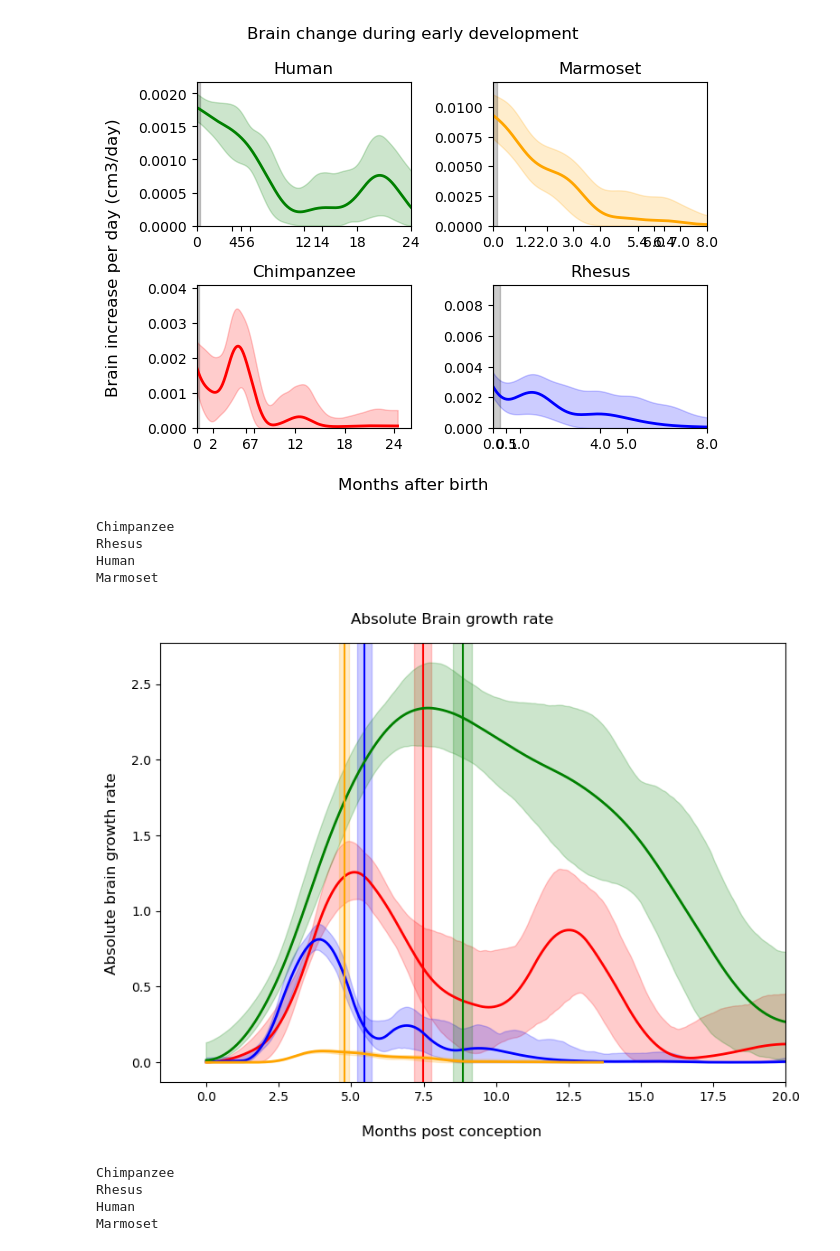
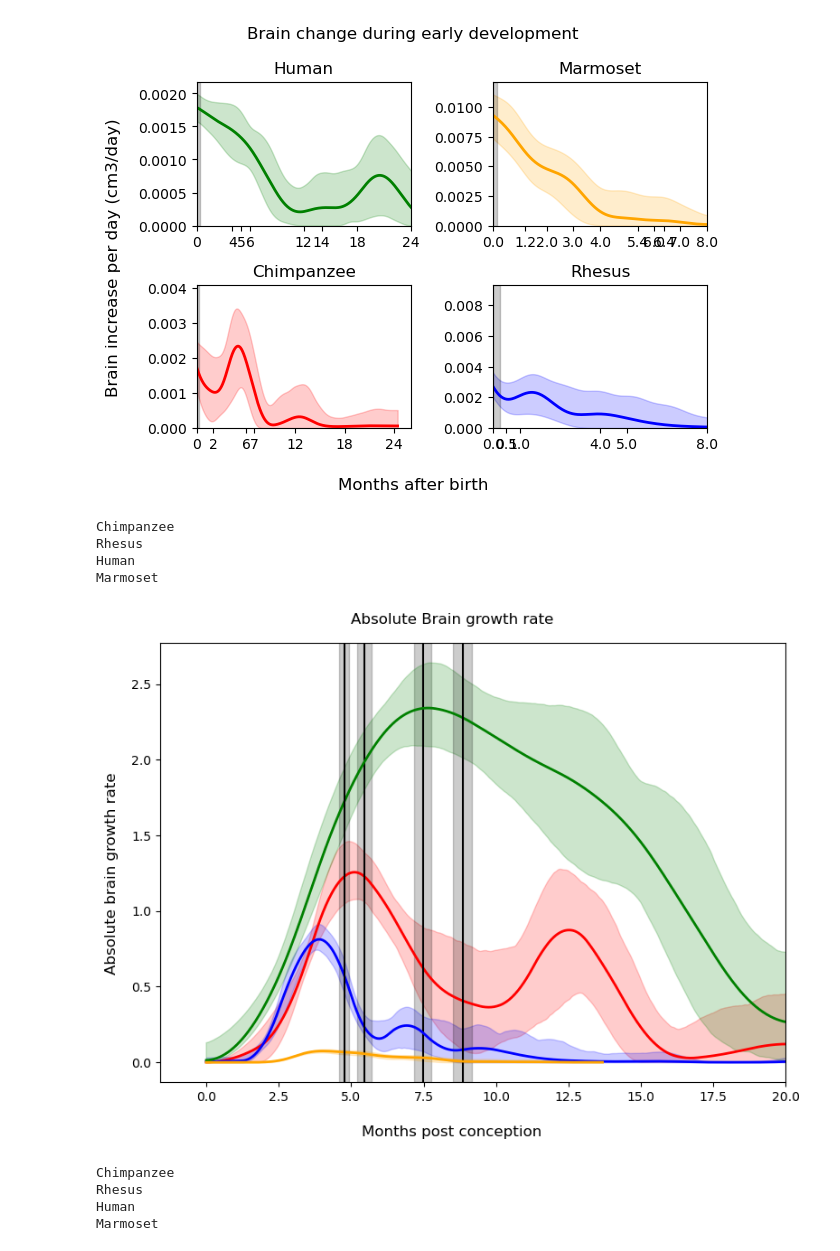
Before and after one commit to biagzi/altricial_brain_vocal_learning, a Jupyter notebook: code/Fig2_3_4.ipynb, the cells around one changed output. Cells and saved outputs as stored; diff of their text form; code cells hidden in the pictures.

Commit message:
update: figures final versions

```diff
--- a/code/Fig2_3_4.ipynb
+++ b/code/Fig2_3_4.ipynb
@@ -237,37 +237,37 @@ for species in ["Chimpanzee","Rhesus","Human","Marmoset"]:
     df_event_specie = df_events[df_events.species == species]
     gestation_days = df_event_specie[df_event_specie.event == "gestation"]["avg_wkspc"].values[0]*7
     gestation_days_sd = df_event_specie[df_event_specie.event == "gestation"]["sd_(days)"].values[0]
     late_infancy_ends = df_event_specie[(df_event_specie.event == "dental_late_infancy_ends")]["avg_wkspc"].values[0]*7
 
     x = derivatives_dataset_species["x_dydx"].values[0]
     all_devs = derivatives_dataset_species["derivatives"].values[0]
 
     average_derivative = np.mean(np.array(all_devs), axis=0)
     low_percentil = gaussian_filter1d(np.percentile(np.array(all_devs),q = 2.5, axis=0), sigma = 1)
     high_percentil = gaussian_filter1d(np.percentile(np.array(all_devs),q = 97.5, axis=0), sigma = 1)
 
     y = average_derivative
 
-    ax.axvline(x = gestation_days/DIVISION_DAYS, color = species_color[species],linestyle = '-')
-    ax.axvspan(gestation_days/DIVISION_DAYS - gestation_days_sd/DIVISION_DAYS, gestation_days/DIVISION_DAYS + gestation_days_sd/DIVISION_DAYS, alpha=0.2, color=species_color[species])
-
     ax.plot(x/DIVISION_DAYS,y, '-', color = species_color[species],linewidth = 2)
     ax.fill_between(x/DIVISION_DAYS, low_percentil, high_percentil, color=species_color[species], alpha=0.2)
+
+    ax.axvline(x = gestation_days/DIVISION_DAYS, color = "black",linestyle = '-')
+    ax.axvspan(gestation_days/DIVISION_DAYS - gestation_days_sd/DIVISION_DAYS, gestation_days/DIVISION_DAYS + gestation_days_sd/DIVISION_DAYS, alpha=0.2, color="black")
 
     ax.set_xlim(right=20)
 
 fig.supxlabel(X_LABEL)
 fig.supylabel('Absolute brain growth rate')
 fig.suptitle("Absolute Brain growth rate")
 fig.savefig("{0}/figs/2B_derivatives_together_absolute.pdf".format(PYTHON_PATH),dpi = 800)
 fig.tight_layout()
 plt.show()
 # %% [output]
 Chimpanzee
 Rhesus
 Human
 Marmoset
-[figure, old version]
+[figure, new version]
 # %%
 i = 0
 
```
Also changed, not shown: parts of 1 cell of this notebook, 11 other files.
